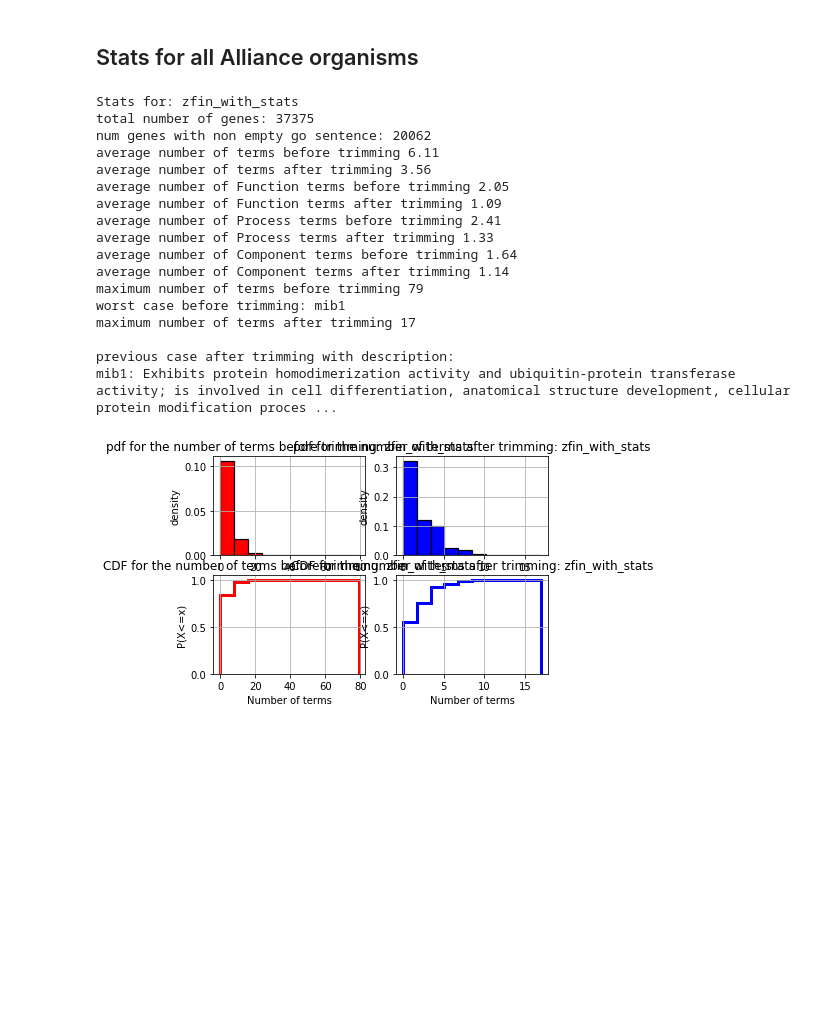
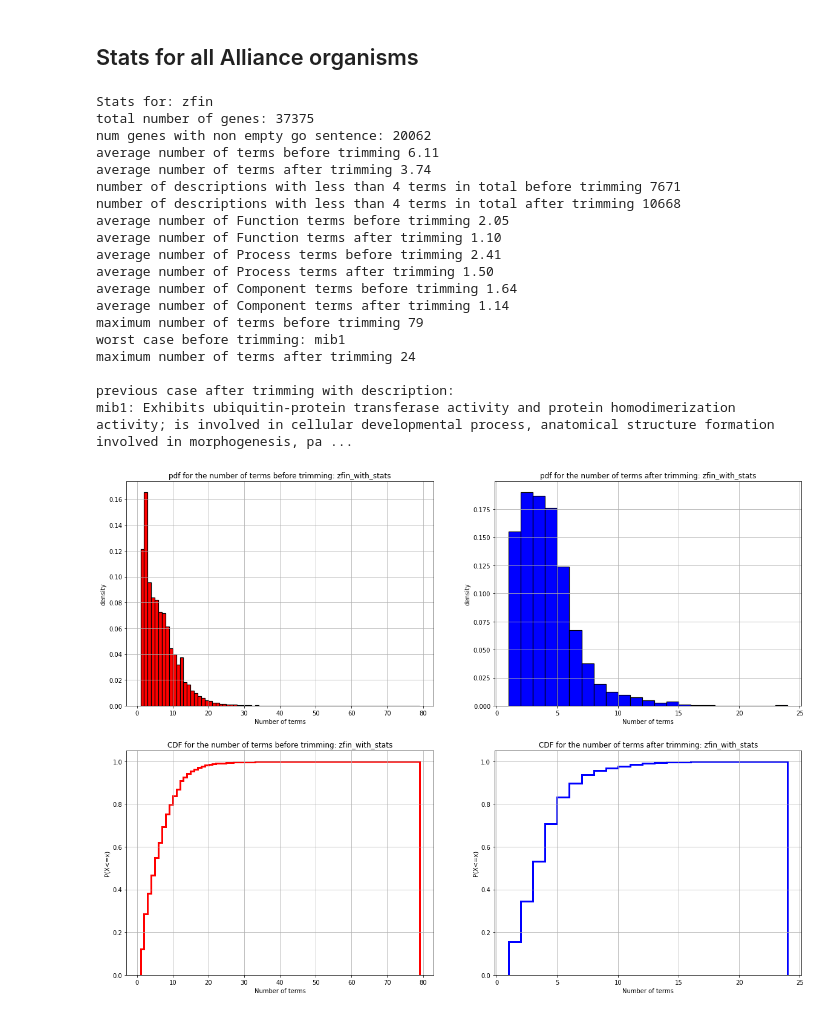
Before and after one commit to alliance-genome/agr_genedescriptions, a Jupyter notebook: reports/global_reports.ipynb, the cells around one changed output. Cells and saved outputs as stored; diff of their text form; code cells hidden in the pictures; blank space fills up the shorter version.

Commit message:
trimming using go slim

```diff
--- a/reports/global_reports.ipynb
+++ b/reports/global_reports.ipynb
@@ -7,7 +7,7 @@ import matplotlib.pyplot as plt
 import numpy as np
 mpl.rcParams['figure.figsize'] = (20, 15)
 # %%
-main_file_location = "/home/valerio/workspace/caltech/genedesc_generator/generated_descriptions_slim/"
+main_file_location = "/home/valerio/workspace/caltech/genedesc_generator/generated_descriptions/"
 files_to_load = ["zfin_with_stats.json", "wb_with_stats.json", "fb_with_stats.json", "sgd_with_stats.json",
                  "rgd_with_stats.json", "mgi_with_stats.json"]
 # %% [markdown]
@@ -15,7 +15,7 @@ files_to_load = ["zfin_with_stats.json", "wb_with_stats.json", "fb_with_stats.js
 # %%
 for file_to_load in files_to_load:
     json_str = json.load(open(main_file_location + file_to_load))
-    organism = file_to_load.replace(".json", "")
+    organism = file_to_load.replace("_with_stats.json", "")
     print("Stats for:", organism)
     print("total number of genes:", len(json_str["data"]))
     print("num genes with non empty go sentence:",
@@ -24,8 +24,16 @@ for file_to_load in files_to_load:
           "{0:.2f}".format(json_str["general_stats"]["average_num_go_terms_if_desc_notrim_nogroup_priority_nomerge"]))
     print("average number of terms after trimming",
           "{0:.2f}".format(json_str["general_stats"]["average_num_go_terms_if_desc_trim_group_priority_merge"]))
+    print("number of descriptions with less than 4 terms in total before trimming", len(
+        [gene_desc for gene_desc in json_str["data"] if sum(
+            gene_desc["stats"]["num_terms_notrim_nogroup_priority_nomerge"].values()) < 4 and
+            gene_desc["description"] != "No description available"]))
+    print("number of descriptions with less than 4 terms in total after trimming", len(
+        [gene_desc for gene_desc in json_str["data"] if sum(
+            gene_desc["stats"]["num_terms_trim_group_priority_merge"].values()) < 4 and
+            gene_desc["description"] != "No description available"]))
     max_num_terms_notrim = max([sum(gene_desc["stats"]["num_terms_notrim_nogroup_priority_nomerge"].values()) for
-                                gene_desc in json_str["data"]])
+                                gene_desc in json_str["data"] if gene_desc["description"] != "No description available"])
     print("average number of Function terms before trimming",
           "{0:.2f}".format(np.average([gene_data["stats"]["num_terms_notrim_nogroup_priority_nomerge"]["F"] if "F" in
                           gene_data["stats"]["num_terms_notrim_nogroup_priority_nomerge"] else 0 for
@@ -56,7 +64,7 @@ for file_to_load in files_to_load:
            sum(gene_desc["stats"]["num_terms_notrim_nogroup_priority_nomerge"].values()) ==
            max_num_terms_notrim][0])
     max_num_terms_trim = max([sum(gene_desc["stats"]["num_terms_trim_group_priority_merge"].values()) for
-                              gene_desc in json_str["data"]])
+                              gene_desc in json_str["data"] if gene_desc["description"] != "No description available"])
     print("maximum number of terms after trimming", max_num_terms_trim)
     print()
     print("previous case after trimming with description:")
@@ -65,60 +73,67 @@ for file_to_load in files_to_load:
            sum(gene_desc["stats"]["num_terms_notrim_nogroup_priority_nomerge"].values()) ==
            max_num_terms_notrim][0])
     organism = file_to_load.replace(".json", "")
+    binwidth = 1
     plt.subplot(2, 2, 1)
     plt.grid(True)
-    plt.hist([sum(gene_desc["stats"]["num_terms_notrim_nogroup_priority_nomerge"].values()) for
-              gene_desc in json_str["data"]], normed=1, cumulative=False, linestyle='solid', color='red',
-             edgecolor='black', linewidth=1.2)
+    data = [sum(gene_desc["stats"]["num_terms_notrim_nogroup_priority_nomerge"].values()) for
+            gene_desc in json_str["data"] if gene_desc["description"] != "No description available"]
+    plt.hist(data, normed=1, cumulative=False, linestyle='solid', color='red',
+             edgecolor='black', linewidth=1.2, bins=range(min(data), max(data) + binwidth, binwidth))
     plt.xlabel('Number of terms')
     plt.ylabel('density')
     plt.title('pdf for the number of terms before trimming: ' + organism)
 
     plt.subplot(2, 2, 2)
-    plt.hist([sum(gene_desc["stats"]["num_terms_trim_group_priority_merge"].values()) for
-              gene_desc in json_str["data"]], normed=1, cumulative=False, color='blue', edgecolor='black',
-             linewidth=1.2)
+    data = [sum(gene_desc["stats"]["num_terms_trim_group_priority_merge"].values()) for
+            gene_desc in json_str["data"] if gene_desc["description"] != "No description available"]
+    plt.hist(data, normed=1, cumulative=False, color='blue', edgecolor='black',
+             linewidth=1.2, bins=range(min(data), max(data) + binwidth, binwidth))
     plt.xlabel('Number of terms')
     plt.ylabel('density')
     plt.title('pdf for the number of terms after trimming: ' + organism)
     plt.grid(True)
 
     plt.subplot(2, 2, 3)
-    plt.hist([sum(gene_desc["stats"]["num_terms_notrim_nogroup_priority_nomerge"].values()) for
-              gene_desc in json_str["data"]], normed=1, cumulative=True, histtype='step', edgecolor='red',
-             linewidth=3)
+    data = [sum(gene_desc["stats"]["num_terms_notrim_nogroup_priority_nomerge"].values()) for
+            gene_desc in json_str["data"] if gene_desc["description"] != "No description available"]
+    plt.hist(data, normed=1, cumulative=True, histtype='step', edgecolor='red',
+             linewidth=3, bins=range(min(data), max(data) + binwidth, binwidth))
     plt.xlabel('Number of terms')
     plt.ylabel('P(X<=x)')
     plt.title('CDF for the number of terms before trimming: ' + organism)
     plt.grid(True)
 
     plt.subplot(2, 2, 4)
-    plt.hist([sum(gene_desc["stats"]["num_terms_trim_group_priority_merge"].values()) for
-              gene_desc in json_str["data"]], normed=1, cumulative=True, histtype='step', edgecolor='blue',
-             linewidth=3)
+    data = [sum(gene_desc["stats"]["num_terms_trim_group_priority_merge"].values()) for
+            gene_desc in json_str["data"] if gene_desc["description"] != "No description available"]
+    plt.hist(data, normed=1, cumulative=True, histtype='step', edgecolor='blue',
+             linewidth=3, bins=range(min(data), max(data) + binwidth, binwidth))
     plt.xlabel('Number of terms')
     plt.ylabel('P(X<=x)')
     plt.title('CDF for the number of terms after trimming: ' + organism)
     plt.grid(True)
     plt.show()
     print()
     print()
 # %% [output]
-Stats for: zfin_with_stats
+Stats for: zfin
 total number of genes: 37375
 num genes with non empty go sentence: 20062
 average number of terms before trimming 6.11
-average number of terms after trimming 3.56
+average number of terms after trimming 3.74
+number of descriptions with less than 4 terms in total before trimming 7671
+number of descriptions with less than 4 terms in total after trimming 10668
 average number of Function terms before trimming 2.05
-average number of Function terms after trimming 1.09
+average number of Function terms after trimming 1.10
 average number of Process terms before trimming 2.41
-average number of Process terms after trimming 1.33
+average number of Process terms after trimming 1.50
 average number of Component terms before trimming 1.64
 average number of Component terms after trimming 1.14
 maximum number of terms before trimming 79
 worst case before trimming: mib1
-maximum number of terms after trimming 17
+maximum number of terms after trimming 24
 
 previous case after trimming with description:
-mib1: Exhibits protein homodimerization activity and ubiquitin-protein transferase activity; is involved in cell differentiation, anatomical structure development, cellular protein modification proces ...
+mib1: Exhibits ubiquitin-protein transferase activity and protein homodimerization activity; is involved in cellular developmental process, anatomical structure formation involved in morphogenesis, pa ...
-[figure, old version]
+[figure, new version]
```
Also changed, not shown: parts of 1 cell of this notebook, 2 other files.
